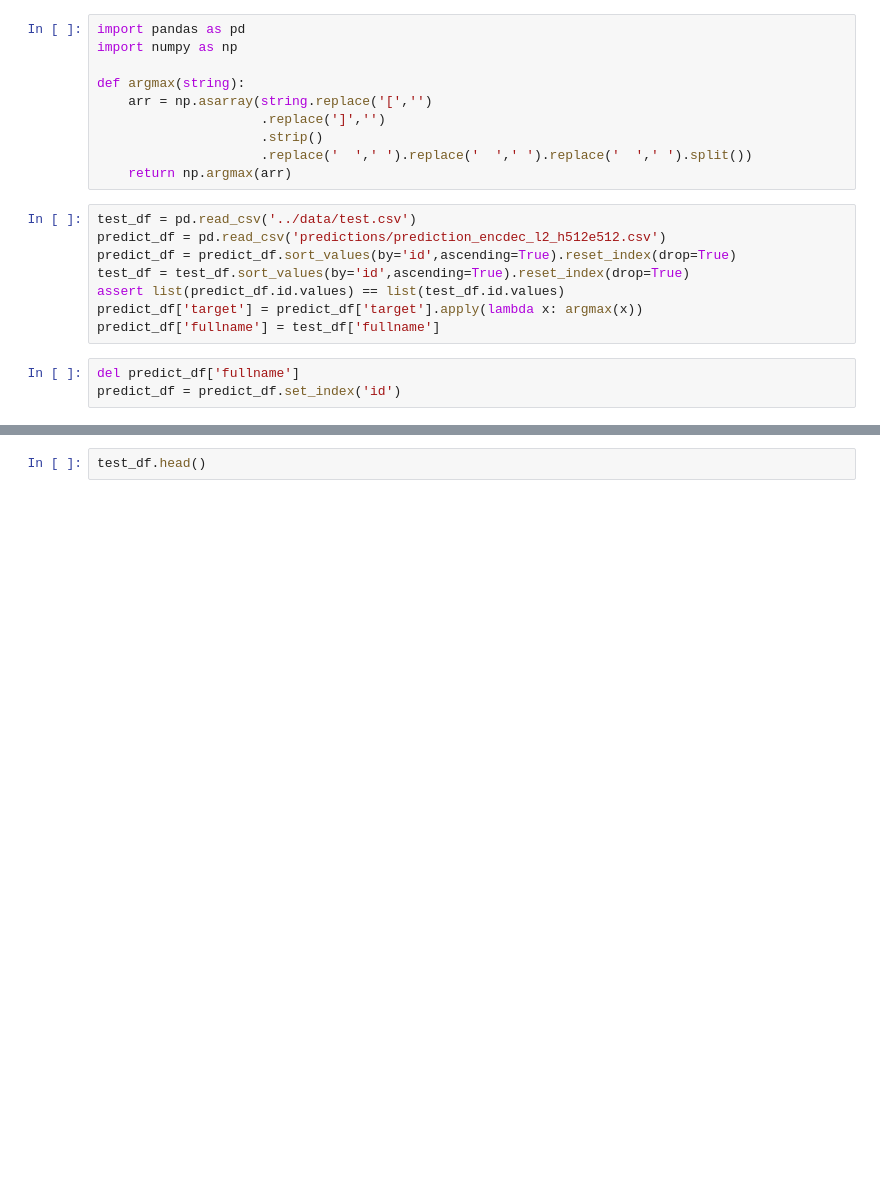
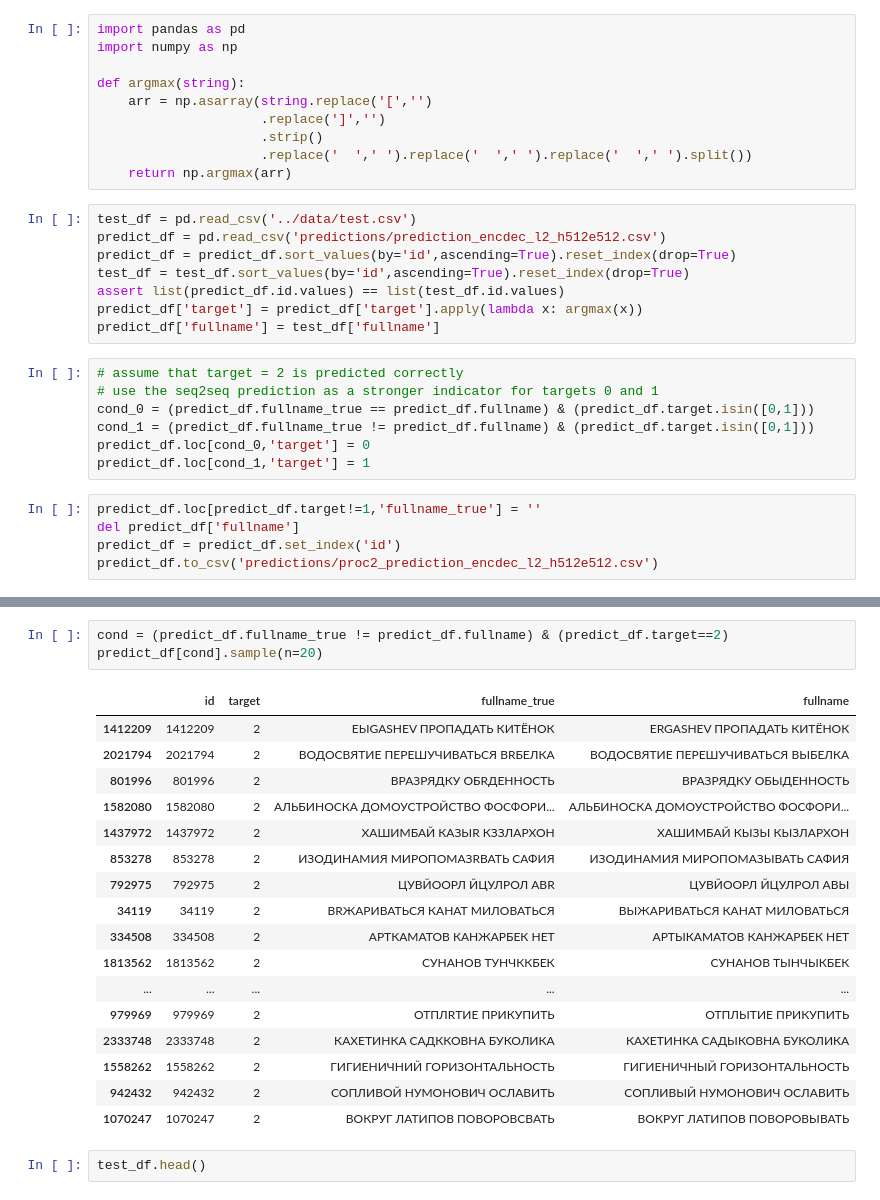
Before and after one commit to snakers4/cft-contest-2018, a Jupyter notebook: src/encoder_decoder.ipynb, the cells around one changed output, grey strips where cells are left out. Saved outputs shown, nothing was run; the diff lists cells and outputs as text; blank space fills up the shorter version.

```diff
--- a/src/encoder_decoder.ipynb
+++ b/src/encoder_decoder.ipynb
@@ -1447,6 +1447,15 @@ test_df = test_df.sort_values(by='id',ascending=True).reset_index(drop=True)
 assert list(predict_df.id.values) == list(test_df.id.values)
 predict_df['target'] = predict_df['target'].apply(lambda x: argmax(x))
 predict_df['fullname'] = test_df['fullname']
+# %%
+# assume that target = 2 is predicted correctly
+# use the seq2seq prediction as a stronger indicator for targets 0 and 1
+cond_0 = (predict_df.fullname_true == predict_df.fullname) & (predict_df.target.isin([0,1]))
+cond_1 = (predict_df.fullname_true != predict_df.fullname) & (predict_df.target.isin([0,1]))
+predict_df.loc[cond_0,'target'] = 0
+predict_df.loc[cond_1,'target'] = 1
 # %%
+predict_df.loc[predict_df.target!=1,'fullname_true'] = ''
 del predict_df['fullname']
 predict_df = predict_df.set_index('id')
+predict_df.to_csv('predictions/proc2_prediction_encdec_l2_h512e512.csv')
@@ -1455,3 +1502,24 @@ predict_df.to_csv('predictions/proc_prediction_encdec_l2_h512e512.csv')
+# %%
+cond = (predict_df.fullname_true != predict_df.fullname) & (predict_df.target==2)
+predict_df[cond].sample(n=20)
+# %% [output]
+|  | id | target | fullname_true | fullname |
+| 1412209 | 1412209 | 2 | EЫGASHEV ПРОПАДАТЬ КИТЁНОК | ERGASHEV ПРОПАДАТЬ КИТЁНОК |
+| 2021794 | 2021794 | 2 | ВОДОСВЯТИЕ ПЕРЕШУЧИВАТЬСЯ ВRБЕЛКА | ВОДОСВЯТИЕ ПЕРЕШУЧИВАТЬСЯ ВЫБЕЛКА |
+| 801996 | 801996 | 2 | ВРАЗРЯДКУ ОБRДЕННОСТЬ | ВРАЗРЯДКУ ОБЫДЕННОСТЬ |
+| 1582080 | 1582080 | 2 | АЛЬБИНОСКА ДОМОУСТРОЙСТВО ФОСФОРИ... | АЛЬБИНОСКА ДОМОУСТРОЙСТВО ФОСФОРИ... |
+| 1437972 | 1437972 | 2 | ХАШИМБАЙ КАЗЫR КЗЗЛАРХОН | ХАШИМБАЙ КЫЗЫ КЫЗЛАРХОН |
+| 853278 | 853278 | 2 | ИЗОДИНАМИЯ МИРОПОМАЗRВАТЬ САФИЯ | ИЗОДИНАМИЯ МИРОПОМАЗЫВАТЬ САФИЯ |
+| 792975 | 792975 | 2 | ЦУВЙООРЛ ЙЦУЛРОЛ АВR | ЦУВЙООРЛ ЙЦУЛРОЛ АВЫ |
+| 34119 | 34119 | 2 | ВRЖАРИВАТЬСЯ КАНАТ МИЛОВАТЬСЯ | ВЫЖАРИВАТЬСЯ КАНАТ МИЛОВАТЬСЯ |
+| 334508 | 334508 | 2 | АРТКАМАТОВ КАНЖАРБЕК НЕТ | АРТЫКАМАТОВ КАНЖАРБЕК НЕТ |
+| 1813562 | 1813562 | 2 | СУНАНОВ ТУНЧККБЕК | СУНАНОВ ТЫНЧЫКБЕК |
+| ... | ... | ... | ... | ... |
+| 979969 | 979969 | 2 | ОТПЛRТИЕ ПРИКУПИТЬ | ОТПЛЫТИЕ ПРИКУПИТЬ |
+| 2333748 | 2333748 | 2 | КАХЕТИНКА САДККОВНА БУКОЛИКА | КАХЕТИНКА САДЫКОВНА БУКОЛИКА |
+| 1558262 | 1558262 | 2 | ГИГИЕНИЧНИЙ ГОРИЗОНТАЛЬНОСТЬ | ГИГИЕНИЧНЫЙ ГОРИЗОНТАЛЬНОСТЬ |
+| 942432 | 942432 | 2 | СОПЛИВОЙ НУМОНОВИЧ ОСЛАВИТЬ | СОПЛИВЫЙ НУМОНОВИЧ ОСЛАВИТЬ |
+| 1070247 | 1070247 | 2 | ВОКРУГ ЛАТИПОВ ПОВОРОВСВАТЬ | ВОКРУГ ЛАТИПОВ ПОВОРОВЫВАТЬ |
 # %%
 test_df.head()
 # %% [output]
```
Also changed, not shown: parts of 7 cells of this notebook, 2 other files.
